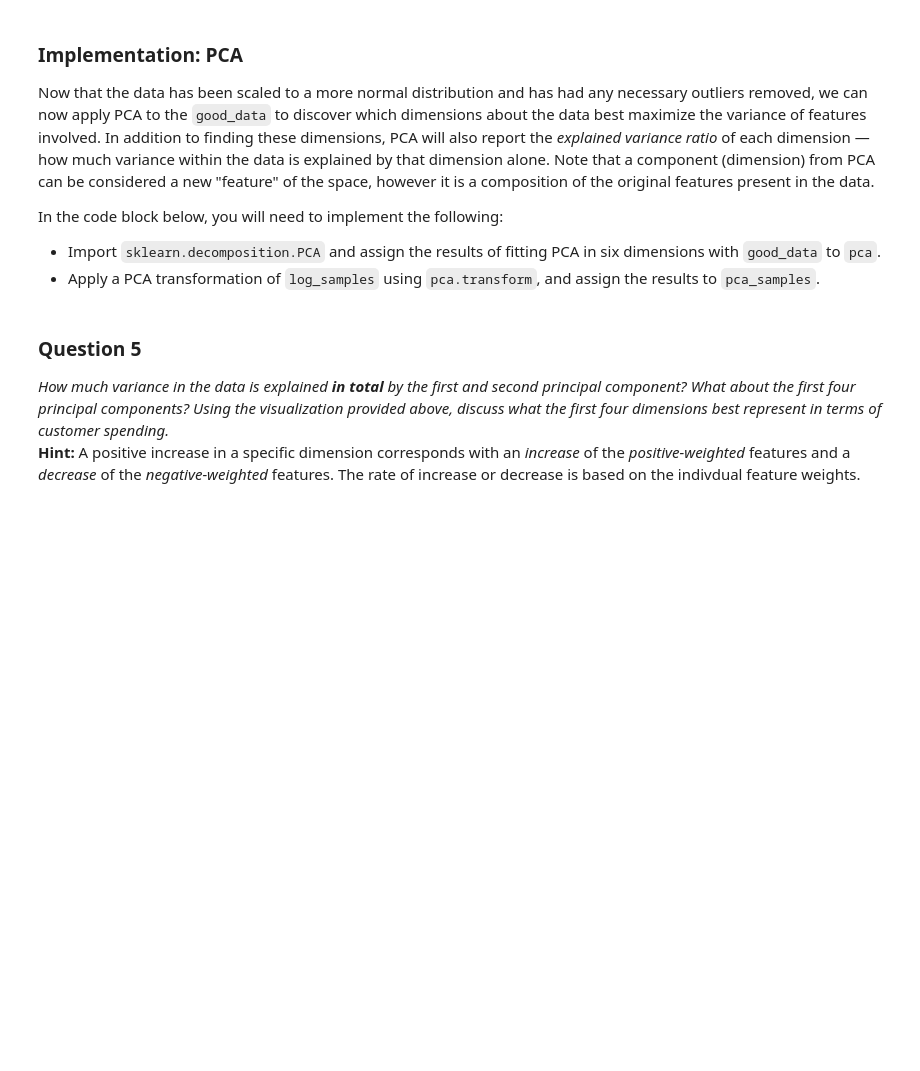
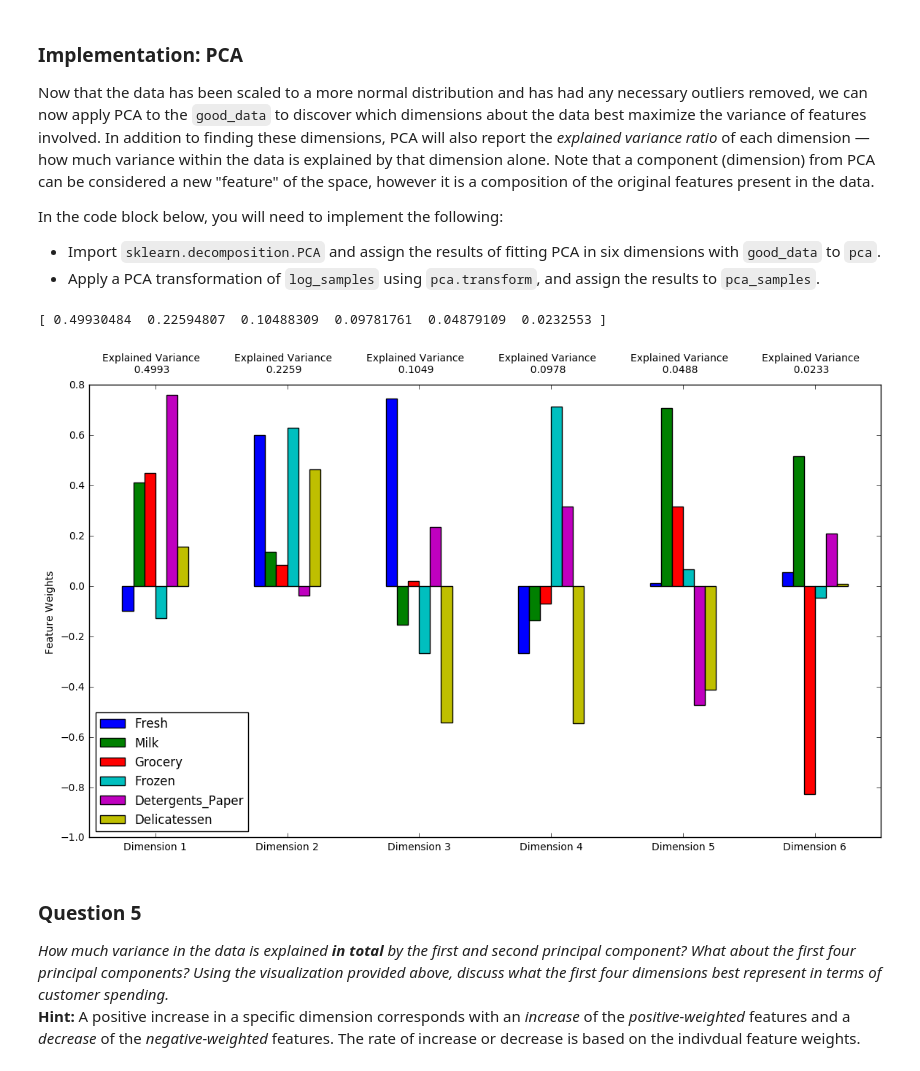
Before and after one commit to TilakD/Udacity_MLND_Unsup_Customer_Segment, a Jupyter notebook: customer_segments.ipynb, the cells around one changed output. Saved outputs shown, nothing was run; the diff lists cells and outputs as text; code cells hidden in the pictures; blank space fills up the shorter version.

```diff
--- a/customer_segments.ipynb
+++ b/customer_segments.ipynb
@@ -237,24 +248,42 @@ In the code block below, you will need to implement the following:
 **NOTE:** If you choose to remove any outliers, ensure that the sample data does not contain any of these points!
 Once you have performed this implementation, the dataset will be stored in the variable `good_data`.
 # %%
+all_outlier_data_serial_number = []
+outliers = []
+
 # For each feature find the data points with extreme high or low values
 for feature in log_data.keys():
 
     # TODO: Calculate Q1 (25th percentile of the data) for the given feature
-    Q1 = None
+    Q1 = np.percentile(log_data[feature], 25)
 
     # TODO: Calculate Q3 (75th percentile of the data) for the given feature
-    Q3 = None
+    Q3 = np.percentile(log_data[feature], 75)
 
     # TODO: Use the interquartile range to calculate an outlier step (1.5 times the interquartile range)
-    step = None
+    IQR = Q3 - Q1
+    step = 1.5 * IQR
 
     # Display the outliers
     print "Data points considered outliers for the feature '{}':".format(feature)
-    display(log_data[~((log_data[feature] >= Q1 - step) & (log_data[feature] <= Q3 + step))])
+    outlier_data = (log_data[~((log_data[feature] >= Q1 - step) & (log_data[feature] <= Q3 + step))])
+    display(outlier_data)
+    all_outlier_data_serial_number = np.append(all_outlier_data_serial_number, outlier_data.index.values)
+
+#Sort for better understanding
+all_outlier_data_serial_number = np.sort(all_outlier_data_serial_number)
+print "Outliers are present in the following row numbers {}.".format(all_outlier_data_serial_number)
 
 # OPTIONAL: Select the indices for data points you wish to remove
-outliers  = []
+outliers = log_data.loc[all_outlier_data_serial_number]
 
 # Remove the outliers, if any were specified
-good_data = log_data.drop(log_data.index[outliers]).reset_index(drop = True)
+good_data = log_data.drop(outliers.index).reset_index(drop = True)
+
+
+print ""
+print "Verifying that outliers are removed:"
+print "Data before removing outliers: checking 38th row"
+display(log_data[35:40])
+print "Data after removing outliers"
+display(good_data[35:40])
@@ -276,13 +367,22 @@ In the code block below, you will need to implement the following:
  - Apply a PCA transformation of `log_samples` using `pca.transform`, and assign the results to `pca_samples`.
 # %%
 # TODO: Apply PCA by fitting the good data with the same number of dimensions as features
-pca = None
+from sklearn.decomposition import PCA
+pca = PCA(n_components = 6)
+pca.fit(good_data)
+
+#first_comp = pca.components_[0]
 
 # TODO: Transform log_samples using the PCA fit above
-pca_samples = None
+pca_samples = pca.transform(log_samples)
 
 # Generate PCA results plot
 pca_results = vs.pca_results(good_data, pca)
+
+print(pca.explained_variance_ratio_)
+# %% [output]
+[ 0.49930484  0.22594807  0.10488309  0.09781761  0.04879109  0.0232553 ]
+[figure, added]
 # %% [markdown]
 ### Question 5
 *How much variance in the data is explained* ***in total*** *by the first and second principal component? What about the first four principal components? Using the visualization provided above, discuss what the first four dimensions best represent in terms of customer spending.*
```
Also changed, not shown: parts of 17 cells of this notebook, 1 other file.
